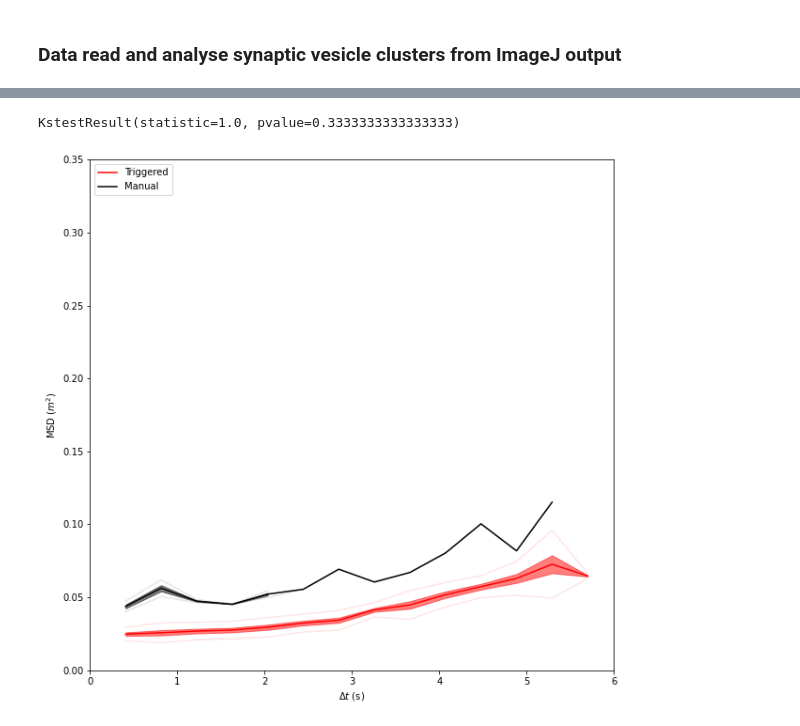
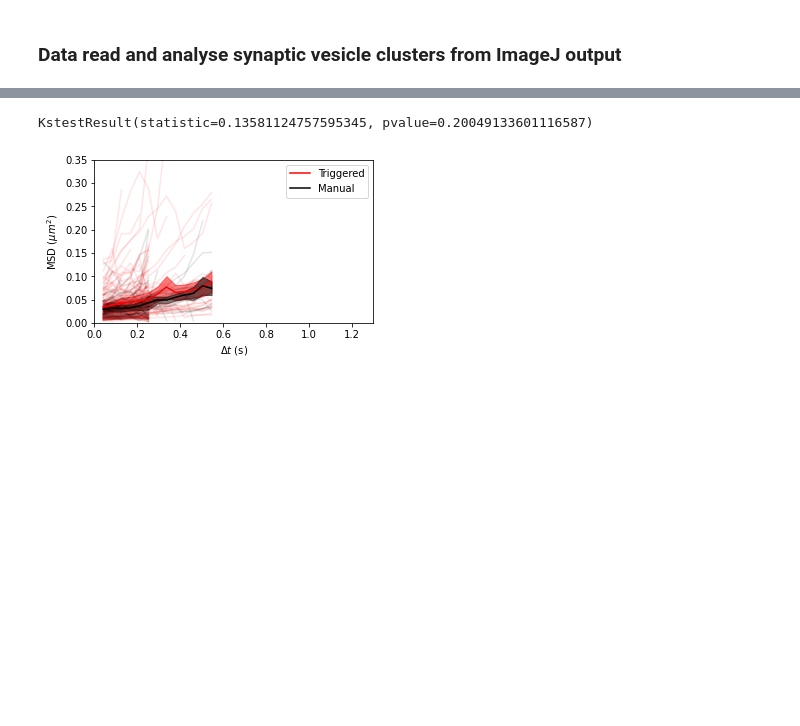
Before and after one commit to jonatanalvelid/etSTEDanalysis, a Jupyter notebook: synaptotagmin1/tracking_analysis_clusters.ipynb, the cells around one changed output, grey strips where cells are left out. Drawn from its saved outputs; the diff is of its cells as text; code cells hidden in the pictures; blank space fills up the shorter version.

```diff
--- a/synaptotagmin1/tracking_analysis_clusters.ipynb
+++ b/synaptotagmin1/tracking_analysis_clusters.ipynb
@@ -315,8 +328,21 @@ F0 intensity: 8.931 +- 1.607
 # %%
-#folder_master = 'D:\\Data analysis\\etsted\\data\\syt1-fast\\random\\'
-#folder_depth = 8
-folder_master = 'example_data\\control'
-folder_depth = 2
+if mode == 'fast':
+    folder_master = 'D:\\Data analysis\\etsted\\data\\syt1-fast\\random\\'
+    folder_depth = 8
+    dt = 0.042  #s
+elif mode == 'fast-24hz':
+    #folder_master = 'D:\\Data analysis\\etsted\\data\\syt1-fast\\random\\24Hz'
+    folder_master = 'D:\\KTH\\OneDrive - KTH\\Manuscripts\\EventTriggeredSTED_manuscript\\application_data\\all\\syt1-fast-220318\\24hz-random\\boutons\\'
+    folder_depth = 11
+    dt = 0.042  #s
+elif mode == 'fast-11hz':
+    folder_master = 'D:\\Data analysis\\etsted\\data\\syt1-fast\\random\\11Hz'
+    folder_depth = 8
+    dt = 0.091  #s
+elif mode == 'ex':
+    folder_master = 'example_data\\control'
+    folder_depth = 2
+    dt = 0.407  #s
 folders = [x[0] for x in walklevel(folder_master,3)]
 folders = [x for x in folders if x.count(os.path.sep) == folder_depth]
 print(folders)
@@ -339,6 +365,7 @@ axs[0].set_xlim([-0.5,0.5]),axs[0].set_ylim([-0.5,0.5])
 axs[5].set_ylim([0,0.2])
 
 for folder in folders:
+    print(folder, end='\r')
     data = pd.read_csv(os.path.join(folder,file), delimiter='\t')
     data['nf_cc'] = np.nan
     #data
@@ -373,7 +400,7 @@ for folder in folders:
                         data.loc[(data.time == time1) & (data.cluster == cluster1), 'nf_cc'] = cluster_conn[1]
                         #print(cluster_conn,d_min)
 
-        first_tp = np.min(data.time)
+        first_tp = np.min(data.loc[data.Area != 0].time.to_numpy())
         clusters = range(0,np.max(data.loc[data.time==first_tp].cluster))
         # find maximum area cluster in this roi
         area_max = 0
@@ -667,11 +695,10 @@ sem_ca = std_ca/np.sqrt(27)
 sem_ctrl = std_ctrl/np.sqrt(14)
 
 # plotting
-dt = 0.407  #s
 x_ca = np.arange(len(mean_ca))*dt
 x_ctrl = np.arange(len(mean_ctrl))*dt
 
-fig1 = plt.figure(figsize=(10,10))
+fig1 = plt.figure(figsize=(5,3))
 i = True
 for arr in msds_time_ca_len:
     if i==True:
@@ -681,36 +708,37 @@ for arr in msds_time_ca_len:
         plt.plot(np.arange(len(arr))*dt,arr,'red',alpha=0.1)
 i = True
 for arr in msds_time_ctrl_len:
     if i==True:
         plt.plot(np.arange(len(arr))*dt,arr,'black',alpha=0.1)#,label='Manual')
         i = False
     else:
         plt.plot(np.arange(len(arr))*dt,arr,'black',alpha=0.1)
 
 from scipy import stats
 ca_lo, ca_hi = stats.norm.interval(0.83, loc=mean_ca, scale=sem_ca)
 ctrl_lo, ctrl_hi = stats.norm.interval(0.83, loc=mean_ctrl, scale=sem_ctrl)
 
 plt.plot(x_ca,mean_ca, 'red',label='Triggered')
 plt.plot(x_ctrl,mean_ctrl, 'black',label='Manual')
 #plt.fill_between(x_ca,mean_ca-sem_ca,mean_ca+sem_ca,color='red',alpha=0.5,label='Triggered, SEM')
 plt.fill_between(x_ca,ca_lo,ca_hi,color='red',alpha=0.5)#,label='Triggered, SEM')
 #plt.fill_between(x_ctrl,mean_ctrl-sem_ctrl,mean_ctrl+sem_ctrl,color='black',alpha=0.5,label='Manual, SEM')
 plt.fill_between(x_ctrl,ctrl_lo,ctrl_hi,color='black',alpha=0.5)#,label='Manual, SEM')
-plt.ylabel('MSD ($m^2$)')
+plt.ylabel('MSD ($µm^2$)')
 plt.xlabel('$\Delta t$ (s)')
-plt.legend(loc='upper left')
+plt.legend(loc='upper right')
 plt.ylim([0,0.35])
-plt.xlim([0,6])
+plt.xlim([0,1.3])
 #plt.legend({'Ca-triggered','Manual'},loc='upper left')
 
 import scipy.stats as scst
 print(scst.kstest(msds_ca, msds_ctrl))
 
 save = False
 if save:
     savefolder = 'example_data'
-    fig1.savefig(os.path.join(savefolder, 'synaptotagmin-MSD-cavsctrl.svg'))
+    fig1.savefig(os.path.join(savefolder, 'synaptotagmin-MSD-11hz-zoom.tiff'))
+    #fig1.savefig(os.path.join(savefolder, 'synaptotagmin-MSD-cavsctrl.svg'))
 # %% [output]
-KstestResult(statistic=1.0, pvalue=0.3333333333333333)
+KstestResult(statistic=0.13581124757595345, pvalue=0.20049133601116587)
-[figure, old version]
+[figure, new version]
```
Also changed, not shown: parts of 5 cells of this notebook, 2 other files.
